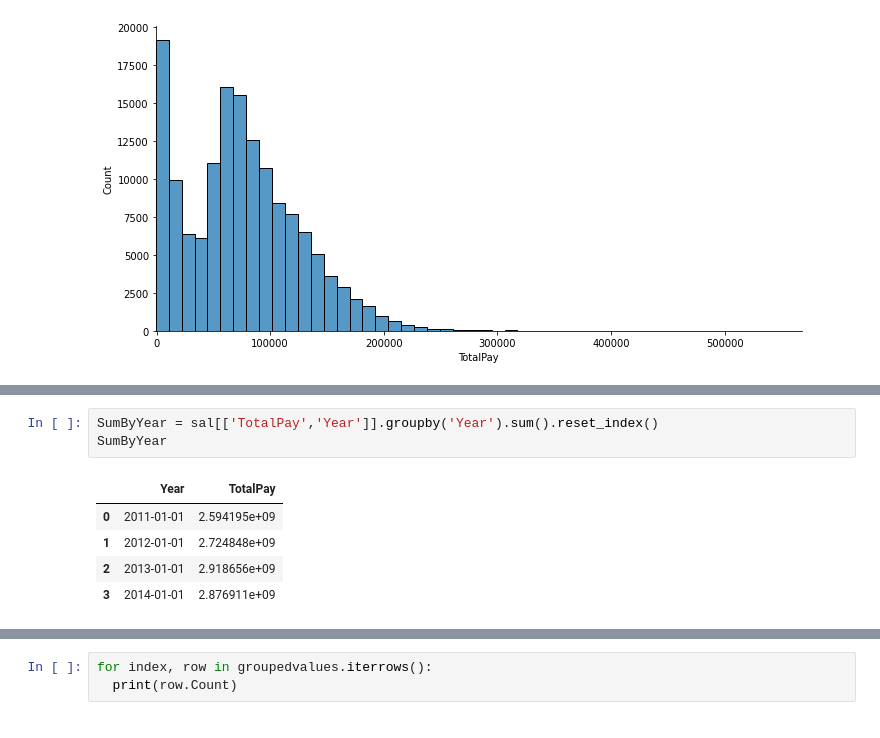
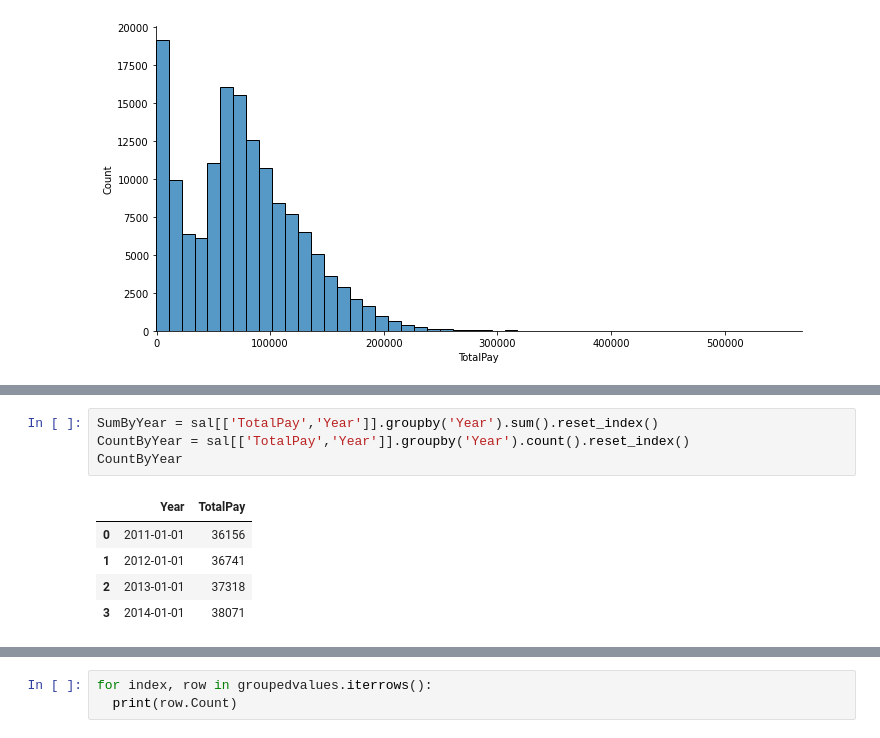
Before and after one commit to savitskaya-om/python, a Jupyter notebook: project/PROJECT.ipynb, the cells around one changed output, grey strips where cells are left out. Drawn from its saved outputs; the diff is of its cells as text.

```diff
--- a/project/PROJECT.ipynb
+++ b/project/PROJECT.ipynb
@@ -252,9 +243,10 @@ ValueError: ignored
 # %%
 SumByYear = sal[['TotalPay','Year']].groupby('Year').sum().reset_index()
-SumByYear
+CountByYear = sal[['TotalPay','Year']].groupby('Year').count().reset_index()
+CountByYear
 # %% [output]
 |  | Year | TotalPay |
-| 0 | 2011-01-01 | 2.594195e+09 |
-| 1 | 2012-01-01 | 2.724848e+09 |
-| 2 | 2013-01-01 | 2.918656e+09 |
-| 3 | 2014-01-01 | 2.876911e+09 |
+| 0 | 2011-01-01 | 36156 |
+| 1 | 2012-01-01 | 36741 |
+| 2 | 2013-01-01 | 37318 |
+| 3 | 2014-01-01 | 38071 |
```
Also changed, not shown: parts of 8 cells of this notebook.
